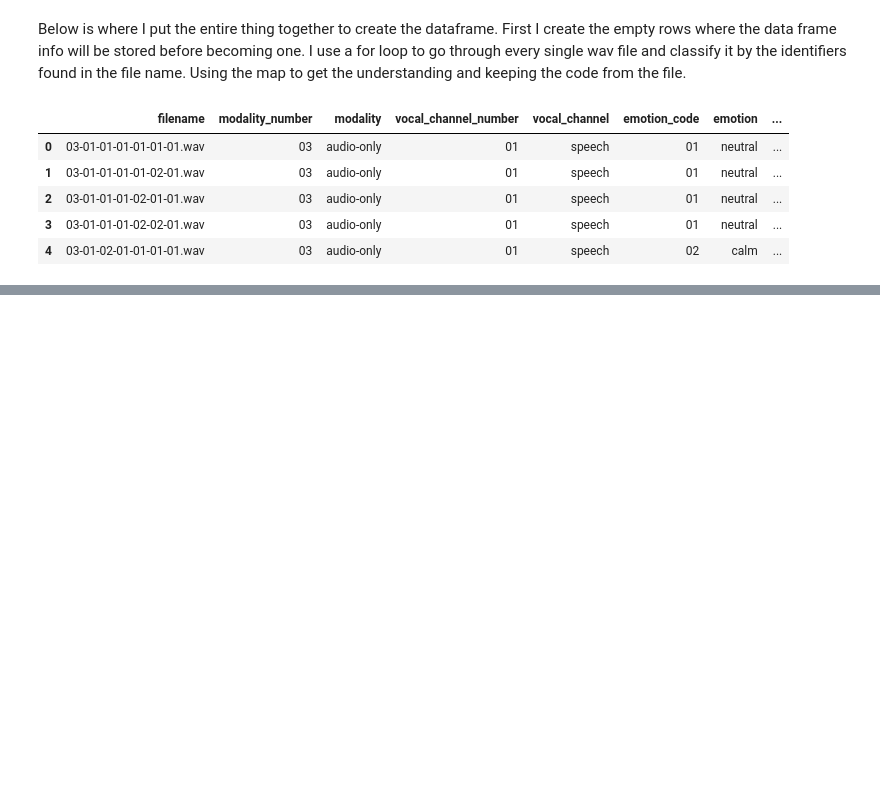
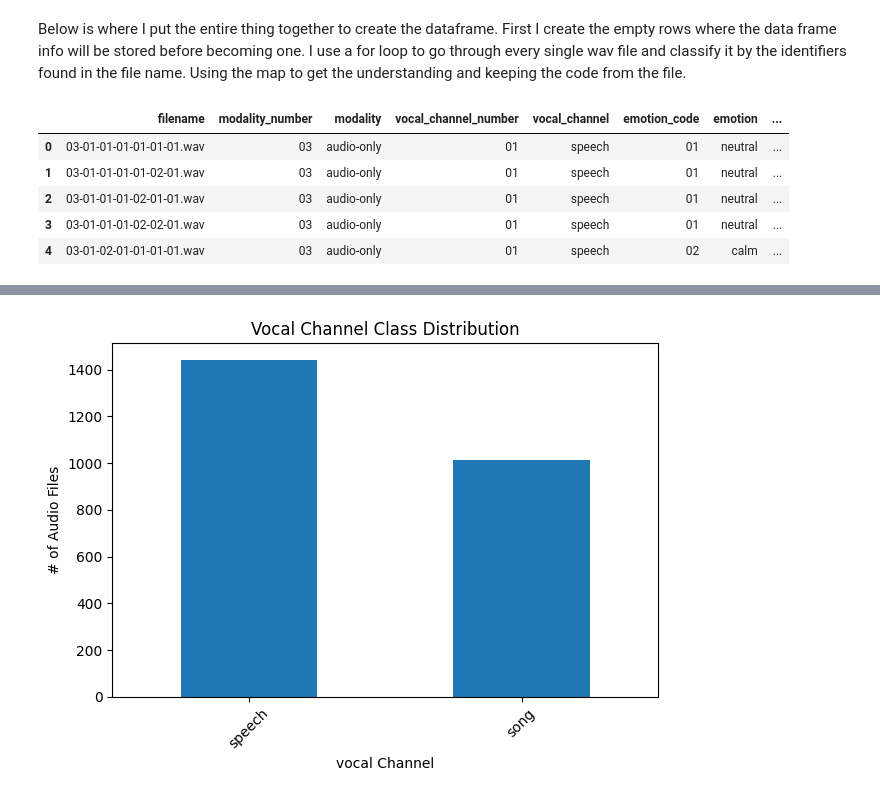
Before and after one commit to BradMartinMiami/SchoolProjectCSE432, a Jupyter notebook: SER_Project/notebooks/EDA metadata.ipynb, the cells around one changed output, grey strips where cells are left out. Cells and saved outputs as stored; diff of their text form; code cells hidden in the pictures; blank space fills up the shorter version.

```diff
--- a/SER_Project/notebooks/EDA metadata.ipynb
+++ b/SER_Project/notebooks/EDA metadata.ipynb
@@ -115,0 +141,13 @@ metadata_table.head()
+# %%
+vocal_channel_count = metadata_table["vocal_channel"].value_counts()
+
+plt.Figure(figsize=(6,4))
+vocal_channel_count.plot(kind="bar")
+plt.title("Vocal Channel Class Distribution")
+plt.xlabel("Vocal Channel")
+plt.ylabel("# of Audio Files")
+plt.xticks(rotation=45)
+plt.tight_layout()
+plt.show()
+# %% [output]
+[figure, added]
```
Also changed, not shown: parts of 9 cells of this notebook.
